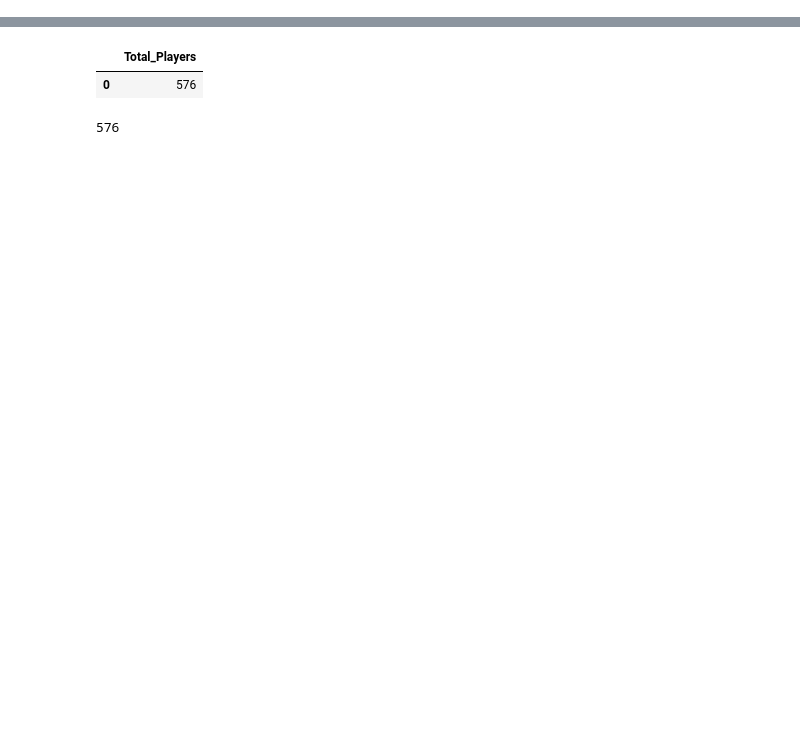
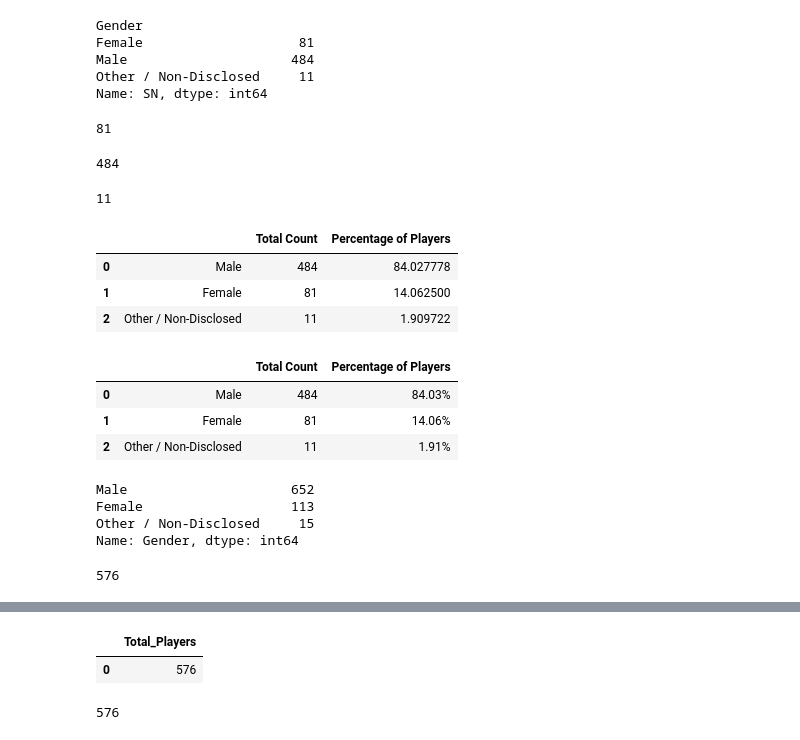
Before and after one commit to uzmabb182/Pandas-Challenge, a Jupyter notebook: HeroesOfPymoli.ipynb, the cells around one changed output, grey strips where cells are left out. Saved outputs shown, nothing was run; the diff lists cells and outputs as text; code cells hidden in the pictures; blank space fills up the shorter version.

```diff
--- a/HeroesOfPymoli.ipynb
+++ b/HeroesOfPymoli.ipynb
@@ -25,3 +46,61 @@ purchase_data_df
+# %%
+unique_genders = purchase_data_df.groupby(["Gender"])["SN"].nunique()
+unique_genders
+# %% [output]
+Gender
+Female                    81
+Male                     484
+Other / Non-Disclosed     11
+Name: SN, dtype: int64
+# %%
+female_count = unique_genders["Female"]
+female_count
+# %% [output]
+81
+# %%
+male_count = unique_genders["Male"]
+male_count
+# %% [output]
+484
+# %%
+others_count = unique_genders["Other / Non-Disclosed"]
+others_count
+# %% [output]
+11
+# %%
+summary_output3 = [{" ": "Male", "Total Count": male_count, "Percentage of Players": ((male_count / total_count)*100) },
+             {" ": "Female", "Total Count": female_count, "Percentage of Players": ((female_count / total_count)*100) },
+{" ": "Other / Non-Disclosed", "Total Count": others_count, "Percentage of Players": ((others_count / total_count)*100) }]
+output3_df = pd.DataFrame(summary_output3)
+output3_df
+# %% [output]
+|  |  | Total Count | Percentage of Players |
+| 0 | Male | 484 | 84.027778 |
+| 1 | Female | 81 | 14.062500 |
+| 2 | Other / Non-Disclosed | 11 | 1.909722 |
+# %%
+# Use Map to format all the columns
+output3_df["Percentage of Players"] = output3_df["Percentage of Players"].map("{:.2f}%".format)
+output3_df
+# %% [output]
+|  |  | Total Count | Percentage of Players |
+| 0 | Male | 484 | 84.03% |
+| 1 | Female | 81 | 14.06% |
+| 2 | Other / Non-Disclosed | 11 | 1.91% |
+# %%
+count = purchase_data_df["Gender"].value_counts()
+count
+# %% [output]
+Male                     652
+Female                   113
+Other / Non-Disclosed     15
+Name: Gender, dtype: int64
+# %%
+unique_df = purchase_data_df["SN"].unique()
+lenght_df = len(unique_df)
+lenght_df
+# %% [output]
+576
 # %%
 # Finding the value count  of "SN" column
 total_players_df = purchase_data_df["SN"].value_counts()
```
Also changed, not shown: parts of 12 cells of this notebook.
